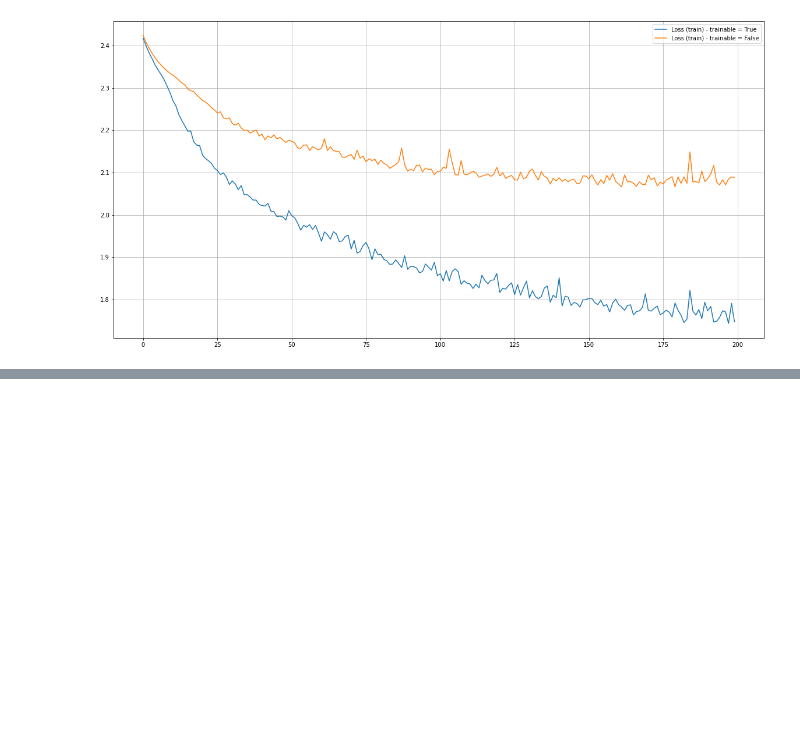
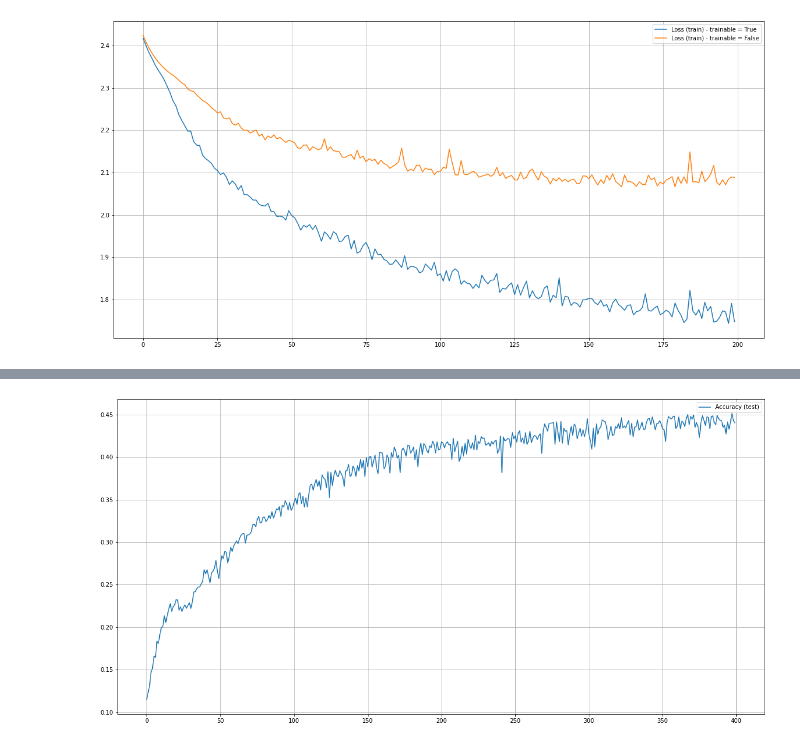
Before and after one commit to lukaszex/AIKE_project, a Jupyter notebook: filmsGenresGlove.ipynb, the cells around one changed output, grey strips where cells are left out. Cells and saved outputs as stored; diff of their text form; code cells hidden in the pictures; blank space fills up the shorter version.

Commit message:
Glove training frozen + unfrozen added

```diff
--- a/filmsGenresGlove.ipynb
+++ b/filmsGenresGlove.ipynb
@@ -194,3 +195,12 @@ plt.legend()
 plt.show()
 # %% [output]
 [figure]
+# %%
+model3 = Sequential()
+model3.add(layers.Embedding(vocabSize, 50, weights = [embMatrix], input_length = 500, trainable = False))
+model3.add(layers.GlobalMaxPool1D())
+model3.add(layers.Dense(8, activation = 'relu', kernel_regularizer = regularizers.l2(0.01)))
+model3.add(layers.Dropout(0.5))
+model3.add(layers.Dense(10, activation = 'softmax'))
+model3.compile(optimizer = optimizers.SGD(lr = 0.01), loss = 'sparse_categorical_crossentropy', metrics = 'acc')
+history3 = model3.fit(XTrain, yTrain, epochs = 50, validation_data = (XTest, yTest), batch_size = 100)
@@ -196,0 +225,4 @@ plt.show()
+# %%
+model3.layers[0].trainable = True
+model3.compile(optimizer = optimizers.SGD(lr = 0.01), loss = 'sparse_categorical_crossentropy', metrics = 'acc')
+history4 = model3.fit(XTrain, yTrain, epochs = 350, validation_data = (XTest, yTest), batch_size = 100)
@@ -196,0 +247,8 @@ plt.show()
+# %%
+plt.figure(figsize = [20, 10])
+plt.plot(history3.history['val_acc'] + history4.history['val_acc'], label = 'Accuracy (test)')
+plt.grid()
+plt.legend()
+plt.show()
+# %% [output]
+[figure, added]
```
Also changed, not shown: parts of 11 cells of this notebook.
